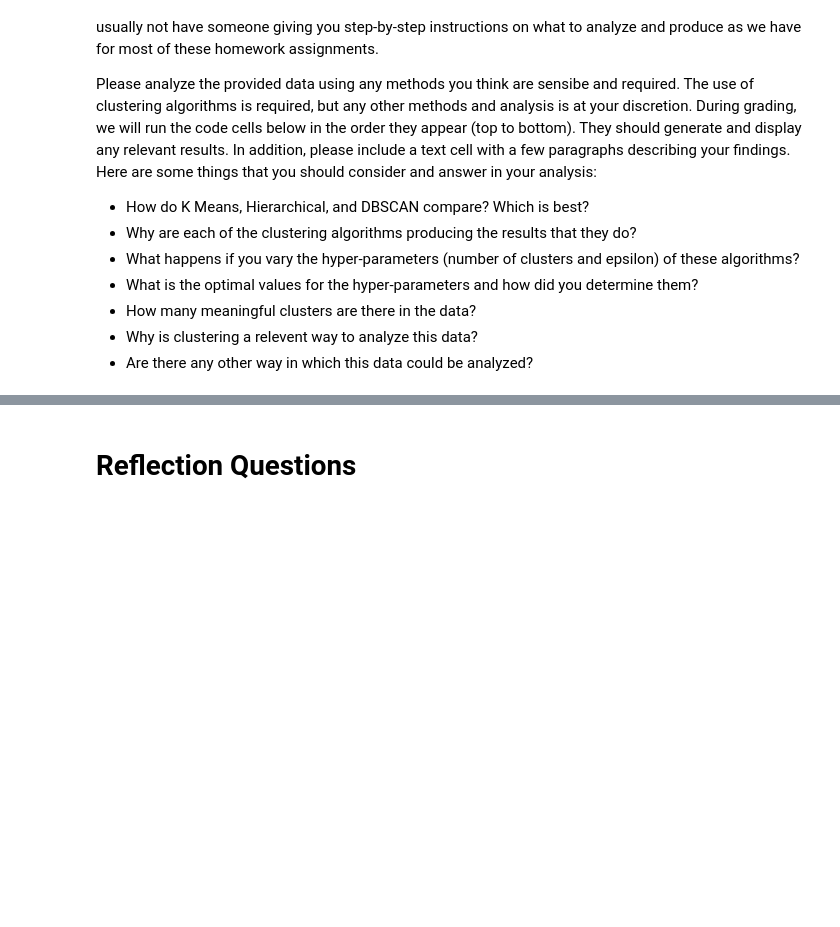
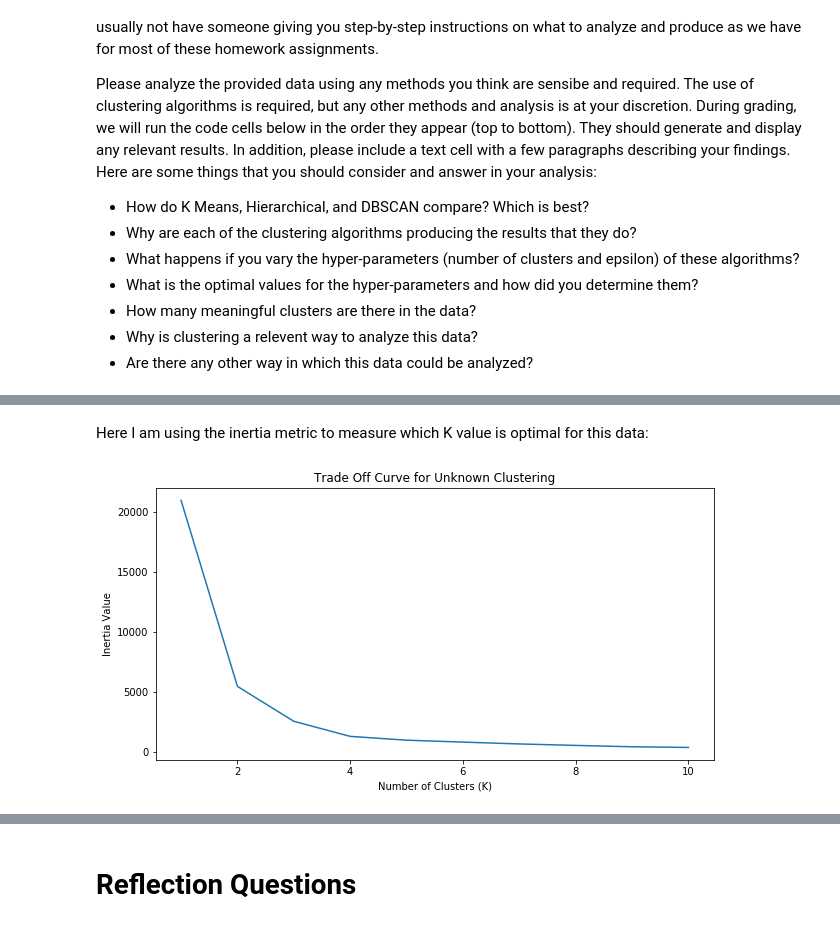
Before and after one commit to MuhammadM20/example-notebooks, a Jupyter notebook: UNIV_3360_Clustering_Homework.ipynb, the cells around one changed output, grey strips where cells are left out. Saved outputs shown, nothing was run; the diff lists cells and outputs as text; code cells hidden in the pictures; blank space fills up the shorter version.

```diff
--- a/UNIV_3360_Clustering_Homework.ipynb
+++ b/UNIV_3360_Clustering_Homework.ipynb
@@ -218,0 +240,19 @@ data_path = "https://raw.githubusercontent.com/univ-3360-vu-smartcities/example-
+# %% [markdown]
+Here I am using the inertia metric to measure which K value is optimal for this data:
+# %%
+k_values = [1,2,3,4,5,6,7,8,9,10]
+inertia_values = []
+
+for k in k_values:
+  k_means = KMeans(n_clusters=k, random_state=4)
+  k_means.fit(unk_data)
+  inertia_values.append(k_means.inertia_)
+
+plt.figure(figsize=(10,5))
+plt.plot(k_values, inertia_values)
+plt.xlabel("Number of Clusters (K)")
+plt.ylabel("Inertia Value")
+plt.title("Trade Off Curve for Unknown Clustering")
+plt.show()
+# %% [output]
+[figure, added]
```
Also changed, not shown: parts of 15 cells of this notebook.
